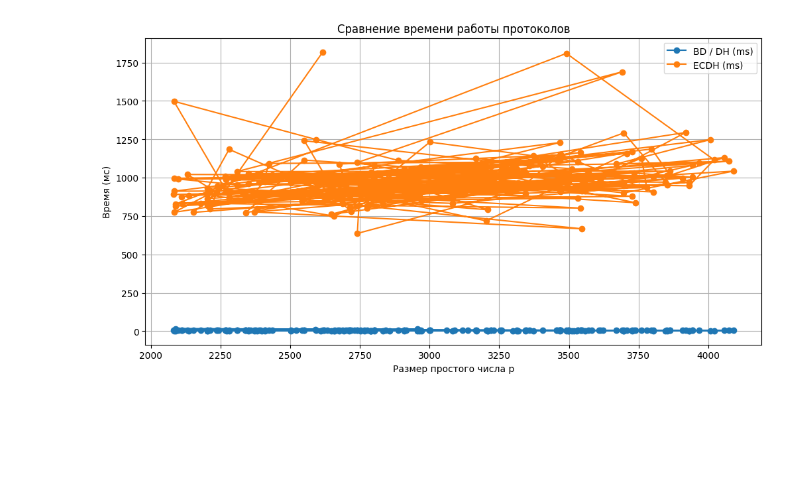
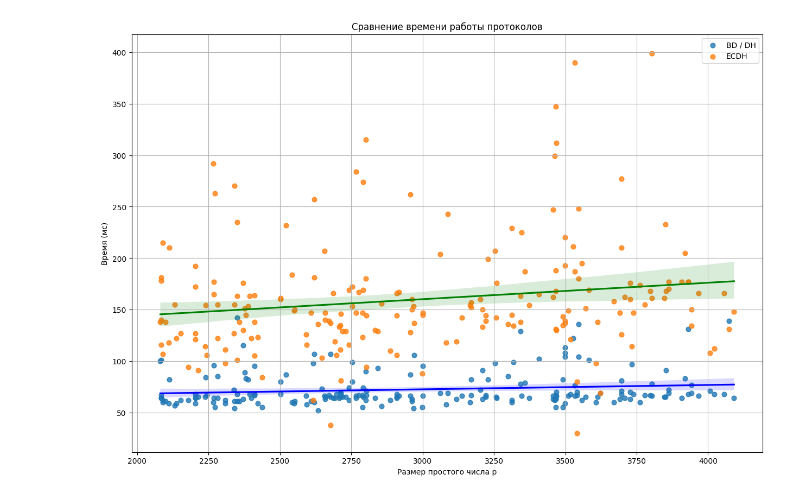
Before and after one commit to GeeZiX84/ECDH, a Jupyter notebook: analitycs.ipynb, the cells around one changed output. Saved outputs shown, nothing was run; the diff lists cells and outputs as text; code cells hidden in the pictures; blank space fills up the shorter version.

```diff
--- a/analitycs.ipynb
+++ b/analitycs.ipynb
@@ -83,17 +142,19 @@ plt.show()
 # %%
 # Преобразуем названия столбцов в EC таблице, чтобы убрать лишние пробелы
 
-
+#График сравния времени на генерацию ключей, все точки ECDH и BD соединены прямыми для наглядности
 # График 1: сравнение времени (Diffie-Hellman vs ECDH)
-plt.figure(figsize=(12,6))
-plt.plot(df['p'], df['time_proc'], 'o-', label='BD / DH (ms)')
-plt.plot(df2['p'], df2['time_gen_micros'], 'o-', label='ECDH (ms)')
+plt.figure(figsize=(15,10))
+sns.regplot(x='p', y='время_генерации_ключа_мкс', data=df, label='BD / DH', scatter_kws={'s':40}, line_kws={'color':'blue'})
+sns.regplot(x='p', y='время_генерации_общего_ключа_кольцевым_методом_мкс', data=df2, label='ECDH', scatter_kws={'s':40}, line_kws={'color':'green'})
+#plt.plot(df['p'], df['время_генерации_ключа_мкс'], 'o-', label='BD / DH (ms)')
+#plt.plot(df2['p'], df2['время_генерации_ключа_мкс'], 'o-', label='ECDH (ms)')
 plt.xlabel('Размер простого числа p')
 plt.ylabel('Время (мс)')
 plt.title('Сравнение времени работы протоколов')
 plt.legend()
 plt.grid(True)
 plt.show()
 # %% [output]
-[figure, old version]
+[figure, new version]
 # %%
```
Also changed, not shown: parts of 11 cells of this notebook, 6 other files.
